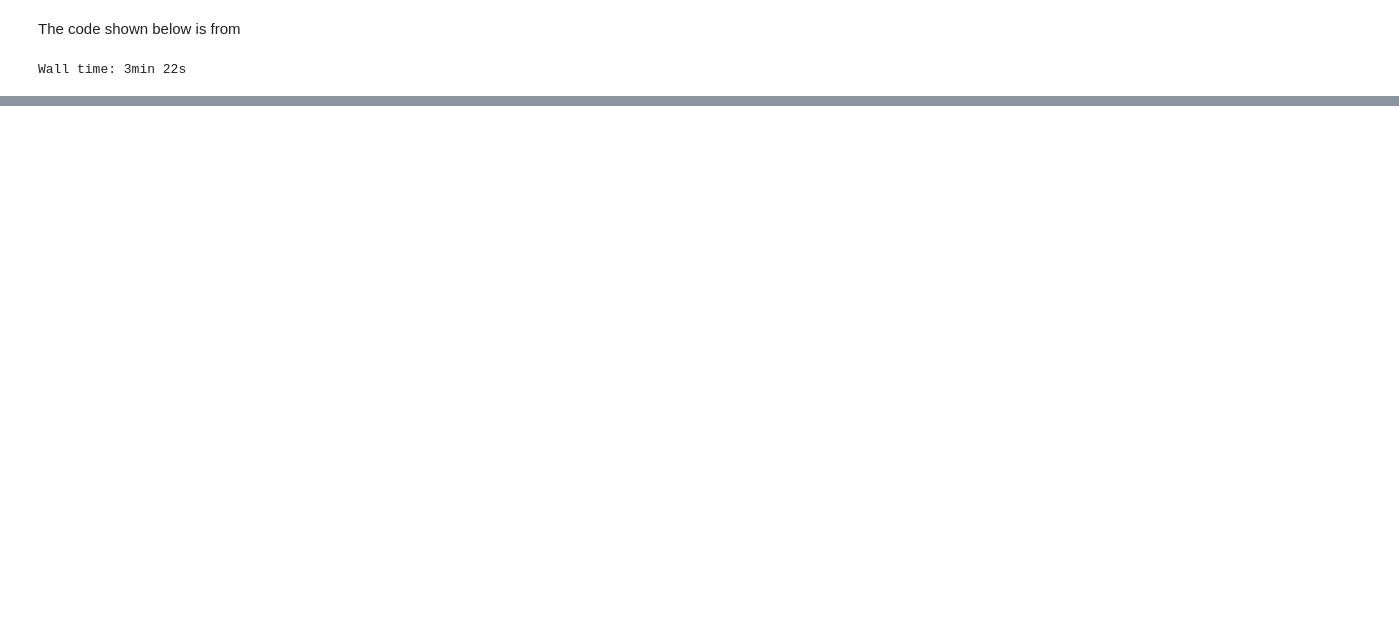
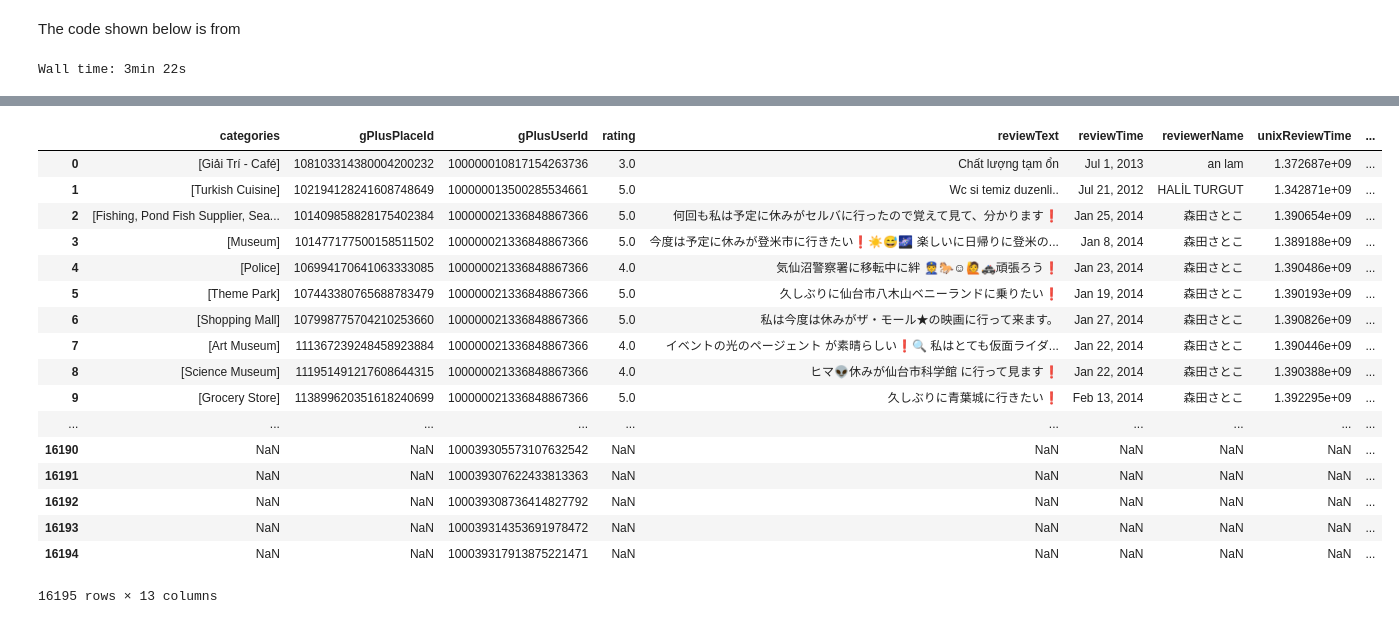
Before and after one commit to Jesse-mk/DS3Datathon, a Jupyter notebook: DS3.ipynb, the cells around one changed output, grey strips where cells are left out. Cells and saved outputs as stored; diff of their text form; code cells hidden in the pictures; blank space fills up the shorter version.

```diff
--- a/DS3.ipynb
+++ b/DS3.ipynb
@@ -41,0 +69,21 @@ reviews = pd.DataFrame(reviews)
+# %%
+reviews.merge(users, how = 'outer') #, #= "gPlusUserId")
+# %% [output]
+|  | categories | gPlusPlaceId | gPlusUserId | rating | reviewText | reviewTime | reviewerName | unixReviewTime | ... |
+| 0 | [Giải Trí - Café] | 108103314380004200232 | 100000010817154263736 | 3.0 | Chất lượng tạm ổn | Jul 1, 2013 | an lam | 1.372687e+09 | ... |
+| 1 | [Turkish Cuisine] | 102194128241608748649 | 100000013500285534661 | 5.0 | Wc si temiz duzenli.. | Jul 21, 2012 | HALİL TURGUT | 1.342871e+09 | ... |
+| 2 | [Fishing, Pond Fish Supplier, Sea... | 101409858828175402384 | 100000021336848867366 | 5.0 | 何回も私は予定に休みがセルバに行ったので覚えて見て、分かります❗ | Jan 25, 2014 | 森田さとこ | 1.390654e+09 | ... |
+| 3 | [Museum] | 101477177500158511502 | 100000021336848867366 | 5.0 | 今度は予定に休みが登米市に行きたい❗☀😅🌌 楽しいに日帰りに登米の... | Jan 8, 2014 | 森田さとこ | 1.389188e+09 | ... |
+| 4 | [Police] | 106994170641063333085 | 100000021336848867366 | 4.0 | 気仙沼警察署に移転中に絆 👮🐎☺🙋🚓頑張ろう❗ | Jan 23, 2014 | 森田さとこ | 1.390486e+09 | ... |
+| 5 | [Theme Park] | 107443380765688783479 | 100000021336848867366 | 5.0 | 久しぶりに仙台市八木山ベニーランドに乗りたい❗ | Jan 19, 2014 | 森田さとこ | 1.390193e+09 | ... |
+| 6 | [Shopping Mall] | 107998775704210253660 | 100000021336848867366 | 5.0 | 私は今度は休みがザ・モール★の映画に行って来ます。 | Jan 27, 2014 | 森田さとこ | 1.390826e+09 | ... |
+| 7 | [Art Museum] | 111367239248458923884 | 100000021336848867366 | 4.0 | イベントの光のページェント が素晴らしい❗🔍 私はとても仮面ライダ... | Jan 22, 2014 | 森田さとこ | 1.390446e+09 | ... |
+| 8 | [Science Museum] | 111951491217608644315 | 100000021336848867366 | 4.0 | ヒマ👽休みが仙台市科学館 に行って見ます❗ | Jan 22, 2014 | 森田さとこ | 1.390388e+09 | ... |
+| 9 | [Grocery Store] | 113899620351618240699 | 100000021336848867366 | 5.0 | 久しぶりに青葉城に行きたい❗ | Feb 13, 2014 | 森田さとこ | 1.392295e+09 | ... |
+| ... | ... | ... | ... | ... | ... | ... | ... | ... | ... |
+| 16190 | NaN | NaN | 100039305573107632542 | NaN | NaN | NaN | NaN | NaN | ... |
+| 16191 | NaN | NaN | 100039307622433813363 | NaN | NaN | NaN | NaN | NaN | ... |
+| 16192 | NaN | NaN | 100039308736414827792 | NaN | NaN | NaN | NaN | NaN | ... |
+| 16193 | NaN | NaN | 100039314353691978472 | NaN | NaN | NaN | NaN | NaN | ... |
+| 16194 | NaN | NaN | 100039317913875221471 | NaN | NaN | NaN | NaN | NaN | ... |
+16195 rows × 13 columns
```
Also changed, not shown: parts of 3 cells of this notebook.
